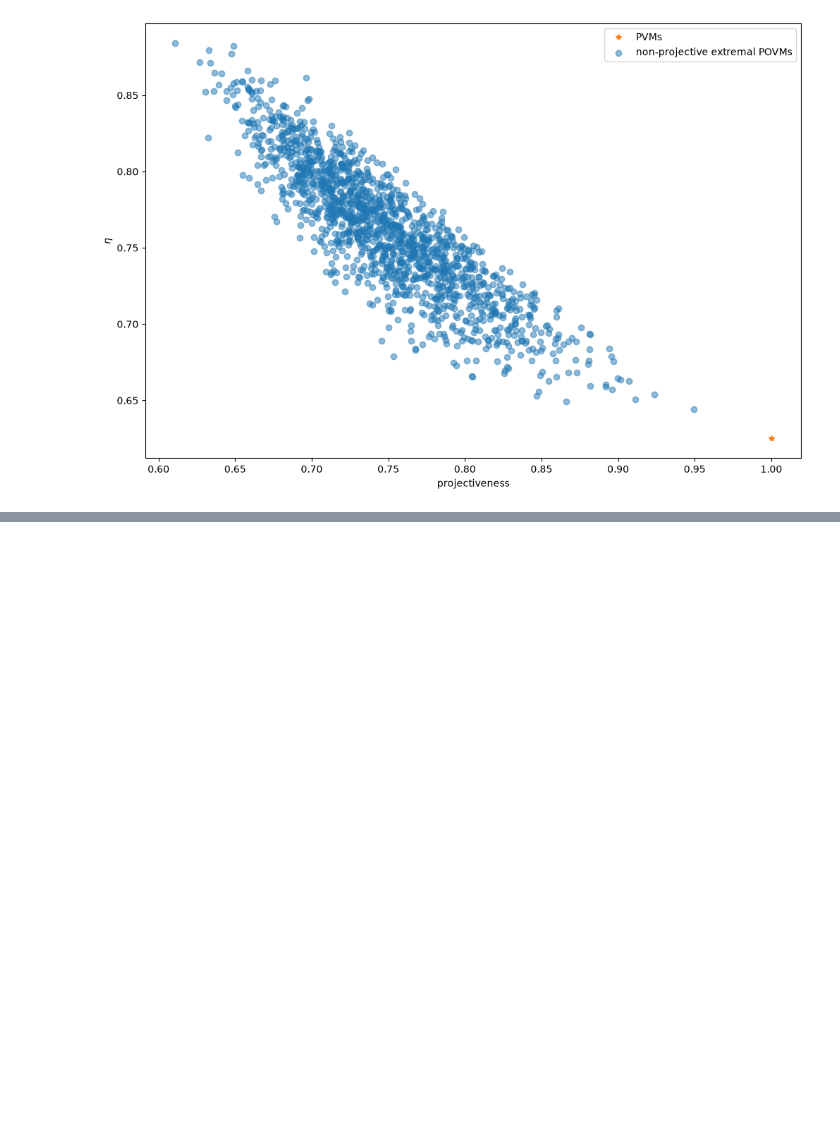
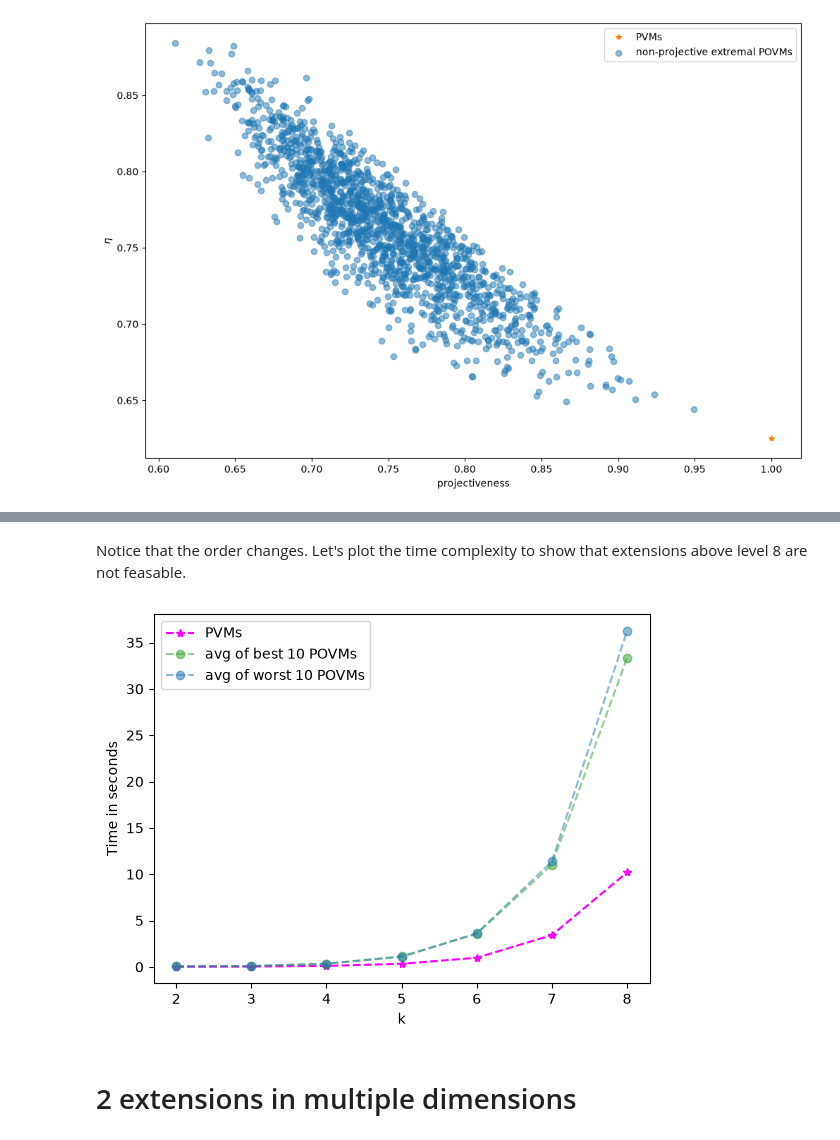
Before and after one commit to JSchuemann-physics/Bose-symmetric-extensions-of-multimeters, a Jupyter notebook: BSE for publishing.ipynb, the cells around one changed output, grey strips where cells are left out. Cells and saved outputs as stored; diff of their text form; code cells hidden in the pictures; blank space fills up the shorter version.

```diff
--- a/BSE for publishing.ipynb
+++ b/BSE for publishing.ipynb
@@ -1449,0 +1568,34 @@ print(b[1:])
+# %% [markdown]
+Notice that the order changes. Let's plot the time complexity to show that extensions above level 8 are not feasable.
+# %%
+fig, ax = plt.subplots()
+
+
+#add the values for k = 2 we already had
+t_matrix_best10_plot = np.vstack((t_best10_k2, t_matrix_best10))
+t_matrix_worst10_plot= np.vstack((t_worst10_k2, t_matrix_worst10))
+
+#compute time averages
+t_PVM_avg = t_matrix_best10_plot[:, 0]
+t_best10_avg = t_matrix_best10_plot[:, 1:].mean(axis = 1)
+t_worst10_avg = t_matrix_worst10_plot[:, 1:].mean(axis = 1)
+
+k_array = np.arange(2, 9)
+
+#PVM
+ax.plot(k_array, t_PVM_avg, "*--", color = "magenta", label = "PVMs")
+
+#best10
+ax.plot(k_array, t_best10_avg, "o--", color = "tab:green", label = "avg of best 10 POVMs", alpha = 0.5)
+
+#worst10
+ax.plot(k_array, t_worst10_avg, "o--", color = "tab:blue", label = "avg of worst 10 POVMs", alpha = 0.5)
+
+ax.set_xlabel("k")
+ax.set_ylabel("Time in seconds")
+ax.legend()
+plt.show()
+# %% [output]
+[figure, added]
+# %% [markdown]
+# 2 extensions in multiple dimensions
```
Also changed, not shown: parts of 12 cells of this notebook, 5 other files.
